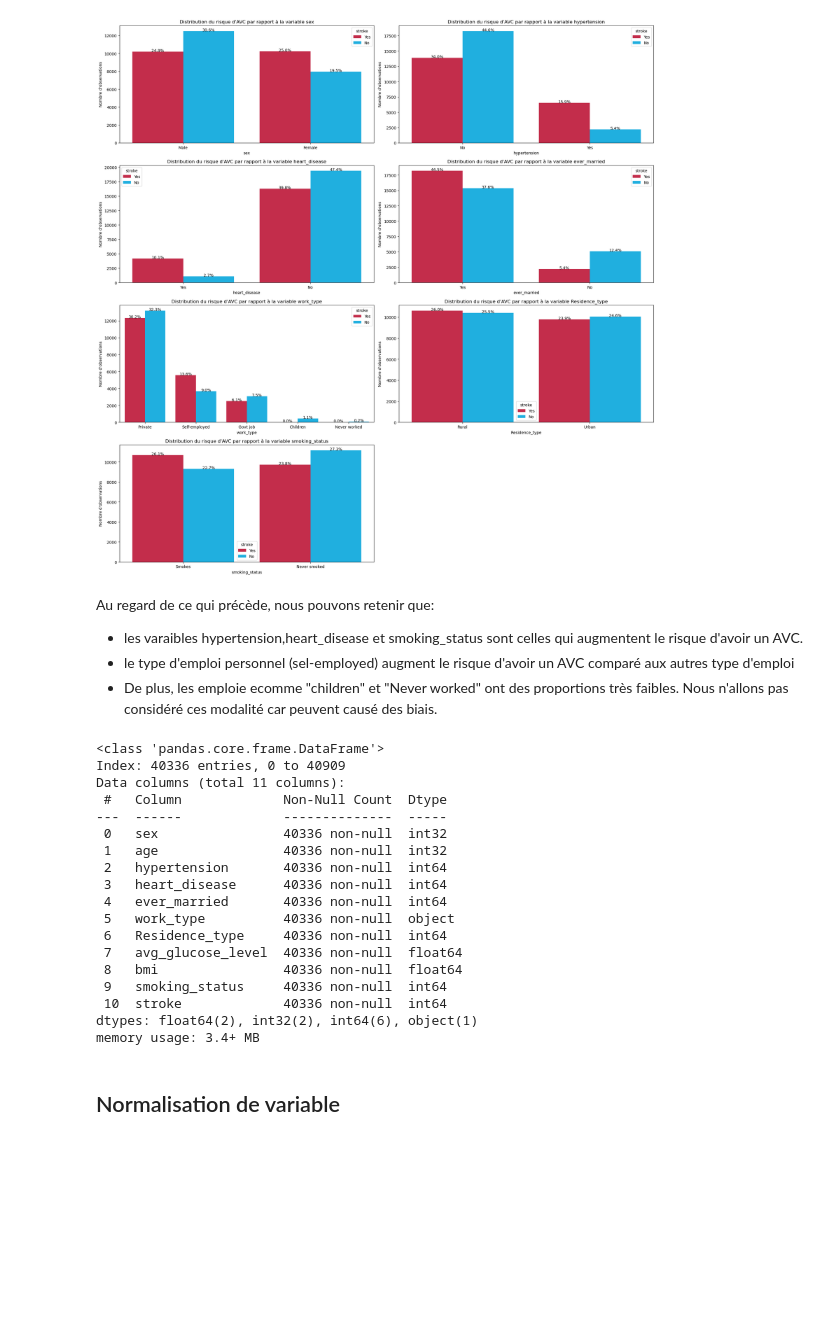
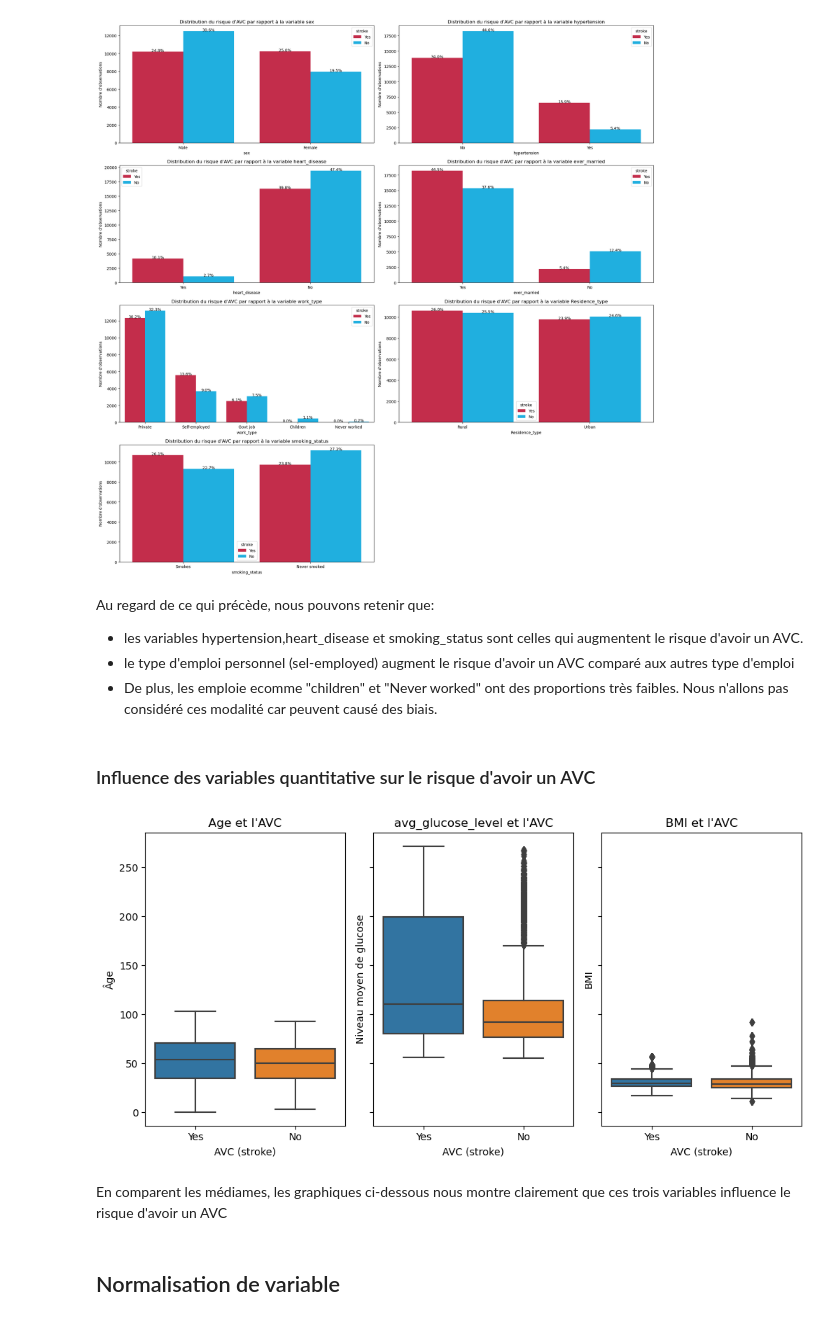
Before and after one commit to Sogo95/Pr-diction-du-risque-d-AVC, a Jupyter notebook: Projet_ML.ipynb, the cells around one changed output. Cells and saved outputs as stored; diff of their text form; code cells hidden in the pictures; blank space fills up the shorter version.

```diff
--- a/Projet_ML.ipynb
+++ b/Projet_ML.ipynb
@@ -309,7 +317,7 @@ plt.show()
 [figure]
 # %% [markdown]
 Au regard de ce qui précède, nous pouvons retenir que:
-* les varaibles hypertension,heart_disease et smoking_status sont celles qui augmentent le risque d'avoir un AVC.
+* les variables hypertension,heart_disease et smoking_status sont celles qui augmentent le risque d'avoir un AVC.
 * le type d'emploi personnel (sel-employed) augment le risque d'avoir un AVC comparé aux autres type d'emploi
 * De plus, les emploie ecomme "children" et "Never worked" ont des proportions très faibles. Nous n'allons pas considéré ces modalité car peuvent causé des biais.
 # %%
@@ -319,24 +325,34 @@ df['work_type'] = df['work_type'].replace(decoder_work_type)
-# %%
-df.info()
-# %% [output]
-<class 'pandas.core.frame.DataFrame'>
-Index: 40336 entries, 0 to 40909
-Data columns (total 11 columns):
- #   Column             Non-Null Count  Dtype
----  ------             --------------  -----
- 0   sex                40336 non-null  int32
- 1   age                40336 non-null  int32
- 2   hypertension       40336 non-null  int64
- 3   heart_disease      40336 non-null  int64
- 4   ever_married       40336 non-null  int64
- 5   work_type          40336 non-null  object
- 6   Residence_type     40336 non-null  int64
- 7   avg_glucose_level  40336 non-null  float64
- 8   bmi                40336 non-null  float64
- 9   smoking_status     40336 non-null  int64
- 10  stroke             40336 non-null  int64
-dtypes: float64(2), int32(2), int64(6), object(1)
-memory usage: 3.4+ MB
+# %% [markdown]
+### Influence des variables quantitative sur le risque d'avoir un AVC
+# %%
+#  Créer une grille de sous-tracés pour placer les trois box plots côte à côte
+fig, axes = plt.subplots(1, 3, figsize=(10, 5), sharey=True)
+
+# Tracer le box plot pour l'âge
+sns.boxplot(x='stroke', y='age', data=df_cop, ax=axes[0])
+axes[0].set_title('Age et l\'AVC')
+axes[0].set_xlabel('AVC (stroke)')
+axes[0].set_ylabel('Âge')
+
+# Tracer le box plot pour le niveau moyen de glucose
+sns.boxplot(x='stroke', y='avg_glucose_level', data=df_cop, ax=axes[1])
+axes[1].set_title('avg_glucose_level et l\'AVC')
+axes[1].set_xlabel('AVC (stroke)')
+axes[1].set_ylabel('Niveau moyen de glucose')
+
+# Tracer le box plot pour l'indice de masse corporelle (BMI)
+sns.boxplot(x='stroke', y='bmi', data=df_cop, ax=axes[2])
+axes[2].set_title('BMI et l\'AVC')
+axes[2].set_xlabel('AVC (stroke)')
+axes[2].set_ylabel('BMI')
+
+# Afficher les graphiques
+plt.tight_layout()
+plt.show()
+# %% [output]
+[figure, added]
+# %% [markdown]
+En comparent les médiames, les graphiques ci-dessous nous montre clairement que ces trois variables influence le risque d'avoir un AVC
 # %% [markdown]
 ## Normalisation de variable
 # %% [markdown]
```
Also changed, not shown: parts of 13 cells of this notebook, 3 other files.
